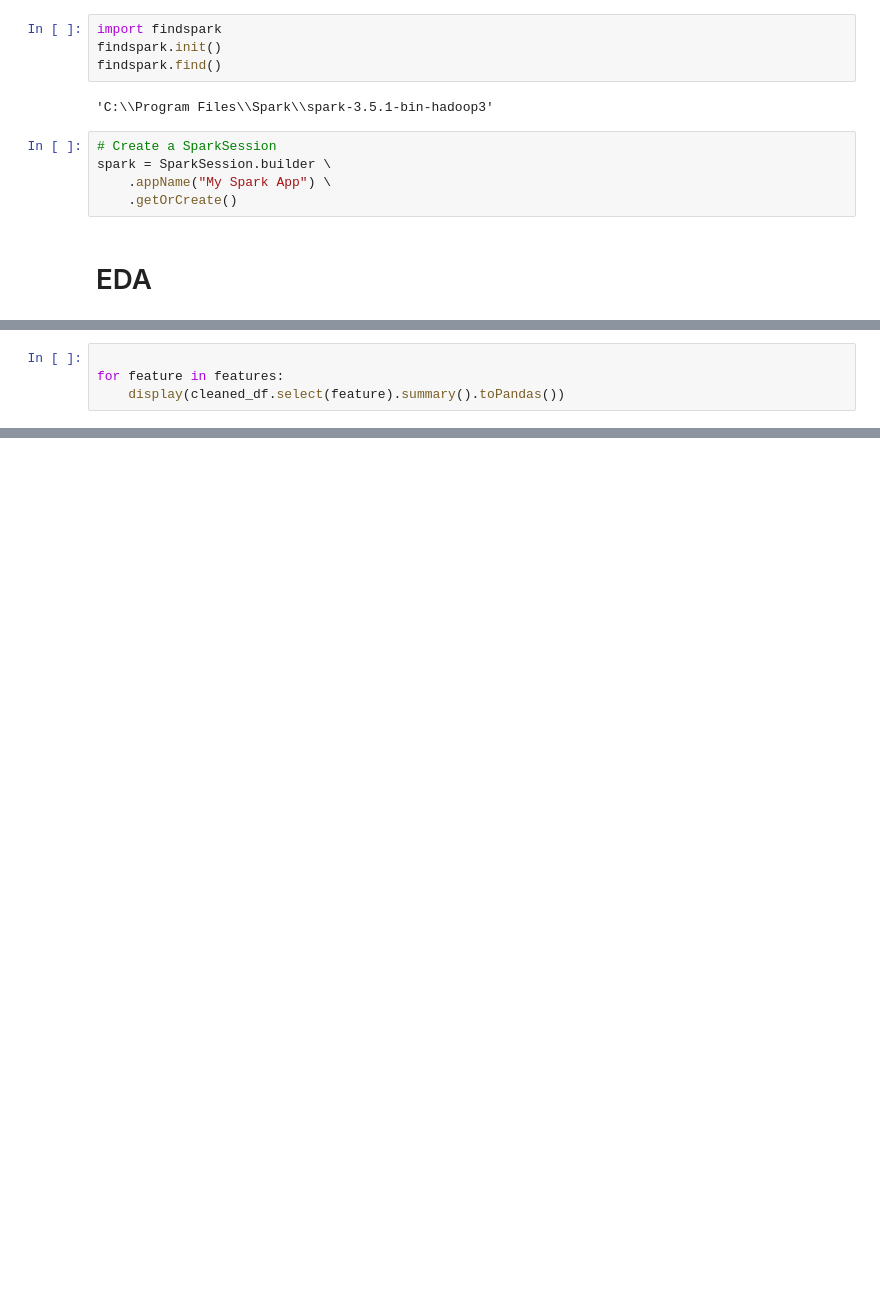
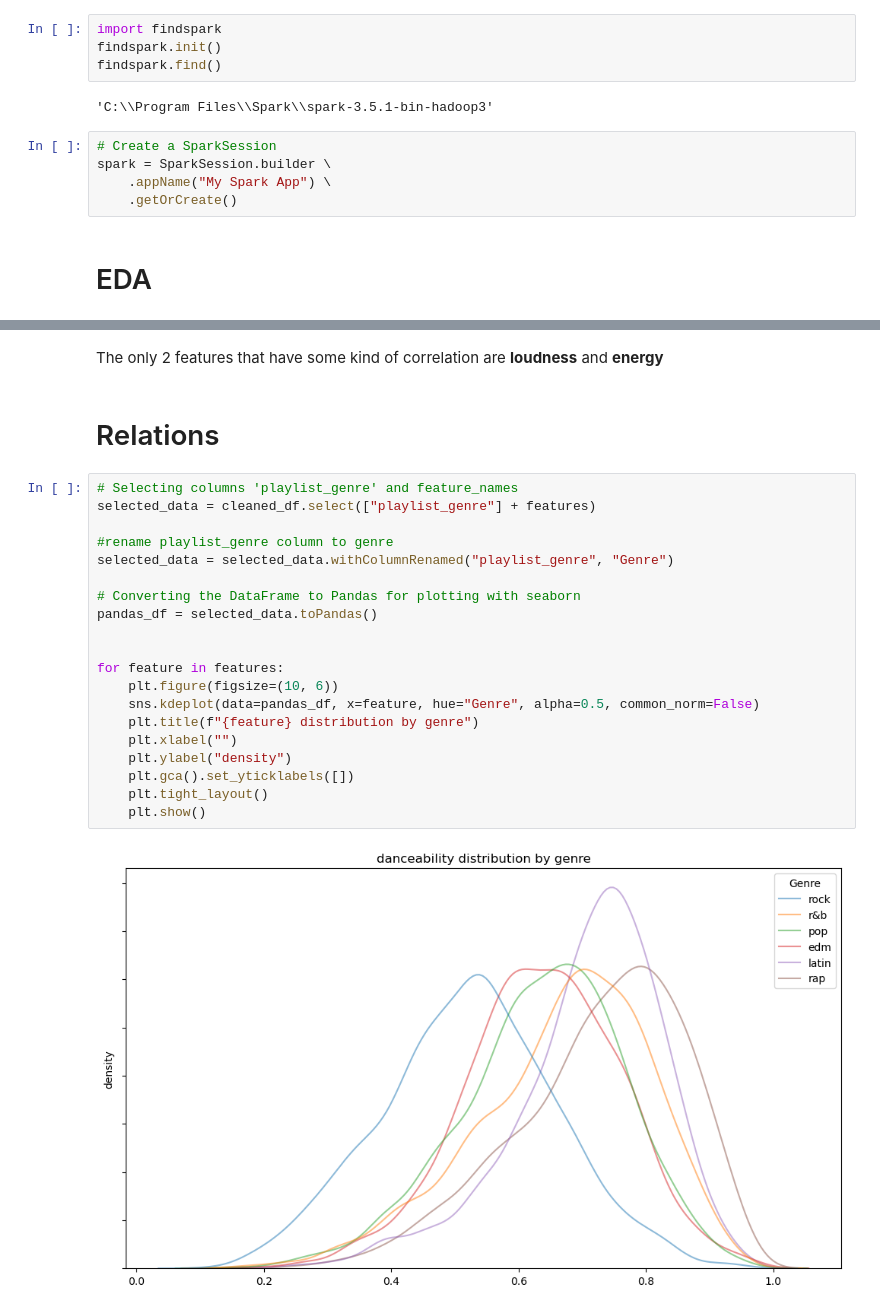
Before and after one commit to ahmedsaad562000/Song-Genre-Classifier, a Jupyter notebook: EDA.ipynb, the cells around one changed output, grey strips where cells are left out. Saved outputs shown, nothing was run; the diff lists cells and outputs as text; blank space fills up the shorter version.

```diff
--- a/EDA.ipynb
+++ b/EDA.ipynb
@@ -32,7 +34,3 @@ features = ["danceability","energy","key","loudness","mode","speechiness","acous
 
 # transform genre column to string array
 genres = cleaned_df.select("playlist_genre").distinct().select(F.collect_list('playlist_genre')).first()[0]
-# %%
-
-for feature in features:
-    display(cleaned_df.select(feature).summary().toPandas())
@@ -147,0 +80,26 @@ for feature in features:
+# %% [markdown]
+The only 2 features that have some kind of correlation are <b>loudness</b> and <b>energy</b>
+# %% [markdown]
+# Relations
+# %%
+# Selecting columns 'playlist_genre' and feature_names
+selected_data = cleaned_df.select(["playlist_genre"] + features)
+
+#rename playlist_genre column to genre
+selected_data = selected_data.withColumnRenamed("playlist_genre", "Genre")
+
+# Converting the DataFrame to Pandas for plotting with seaborn
+pandas_df = selected_data.toPandas()
+
+
+for feature in features:
+    plt.figure(figsize=(10, 6))
+    sns.kdeplot(data=pandas_df, x=feature, hue="Genre", alpha=0.5, common_norm=False)
+    plt.title(f"{feature} distribution by genre")
+    plt.xlabel("")
+    plt.ylabel("density")
+    plt.gca().set_yticklabels([])
+    plt.tight_layout()
+    plt.show()
+# %% [output]
+[figure, added]
```
Also changed, not shown: parts of 11 cells of this notebook, 2 other files.
